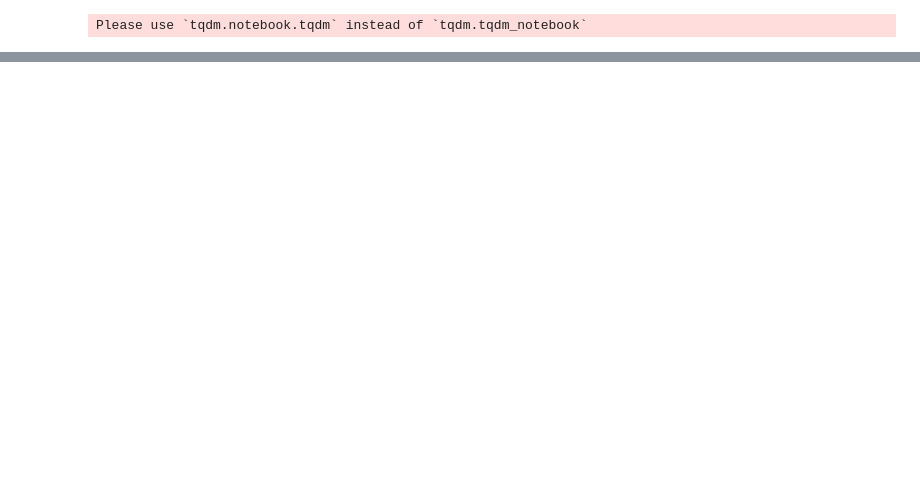
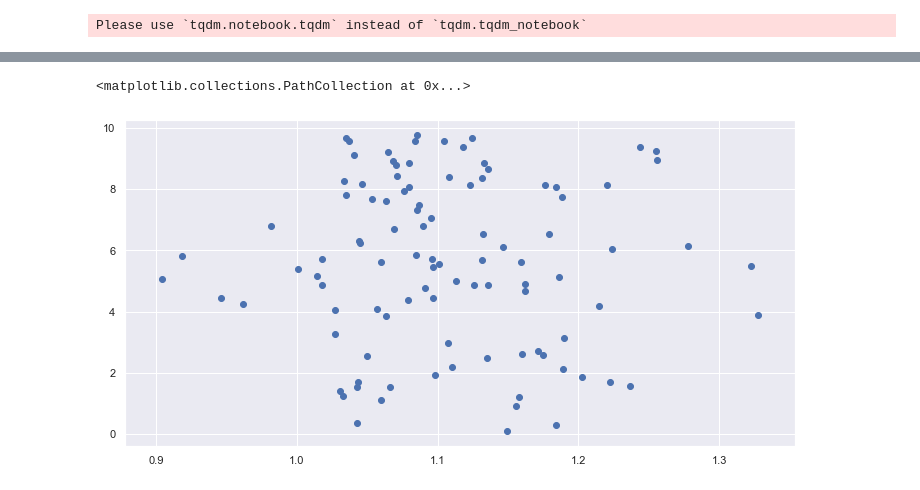
Before and after one commit to namithatresajoppan/GraduationResearchProject, a Jupyter notebook: Heterogenous Agents/AlbertBarabasi.ipynb, the cells around one changed output, grey strips where cells are left out. Saved outputs shown, nothing was run; the diff lists cells and outputs as text; code cells hidden in the pictures; blank space fills up the shorter version.

```diff
--- a/Heterogenous Agents/AlbertBarabasi.ipynb
+++ b/Heterogenous Agents/AlbertBarabasi.ipynb
@@ -220,0 +263,7 @@ plt.savefig(file + "\kdeplot_homophily");
+# %%
+ability = data.loc[data['Step']==199, 'alpha'].reset_index(drop = True).to_numpy()
+money = data.loc[data['Step']==0, 'mi'].reset_index(drop = True).to_numpy()
+plt.scatter(ability, money)
+# %% [output]
+<matplotlib.collections.PathCollection at 0x...>
+[figure, added]
```
Also changed, not shown: parts of 14 cells of this notebook.
